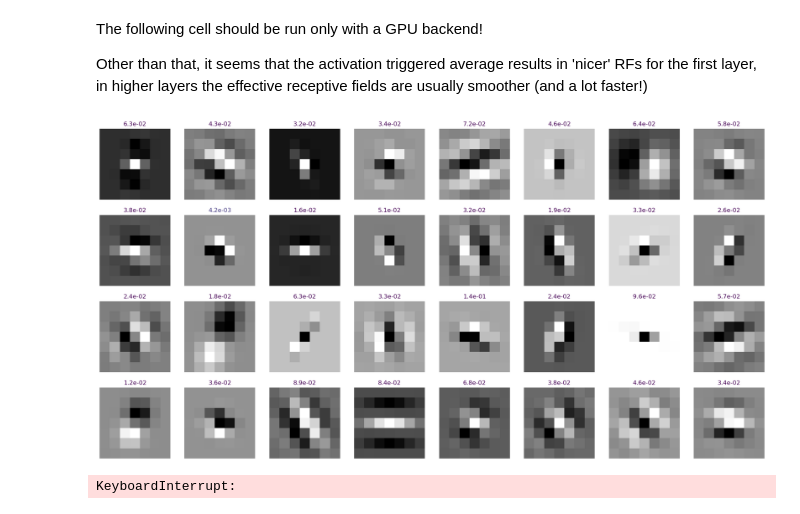
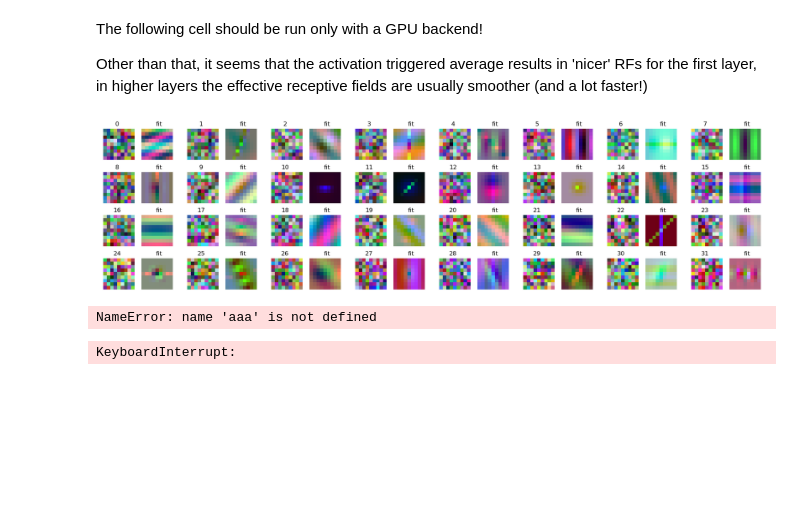
Before and after one commit to fabioseel/receptive-fields, a Jupyter notebook: src/evaluation.ipynb, the cells around one changed output. Saved outputs shown, nothing was run; the diff lists cells and outputs as text; code cells hidden in the pictures; blank space fills up the shorter version.

```diff
--- a/src/evaluation.ipynb
+++ b/src/evaluation.ipynb
@@ -80,7 +81,7 @@ Sequential(
 ## Intermediate Representation
 # %%
 imgs = next(iter(train_loader))
-processed = model[:2](imgs[0].to(device)).cpu().detach()
+processed = model[:5](imgs[0].to(device)).cpu().detach()
 print(processed.shape)
 
 fig, axes = plt.subplots(2, 10, figsize=(20,4))
@@ -97,0 +104,11 @@ torch.Size([10, 32, 123, 163])
+# %%
+%matplotlib inline
+eff_rfs = effective_receptive_field(model[:layer], n_batch=1, fill_value=0.0, device=device) # model[0].weight.detach().cpu()# TODO: High prio: fix bug in rf size estimation! padding? dilation, stride?
+# order = torch.argsort(model[6].weight.sum(axis=(0,2,3)), descending=True).cpu()
+sort = eff_rfs.abs().max(dim=3)[0].max(dim=2)[0].max(dim=1)[0]
+# sort = eff_rfs.abs().sum(axis=(1,2,3))
+order = torch.argsort(sort, descending=True)
+eff_rfs = eff_rfs[order]
+plt.figure(figsize=(5,5))
+multiplot(eff_rfs, color=True, individ_rescale=True, plots_per_row=plots_per_row, max_plots=max_plots)
+plt.show()
@@ -98,9 +122,9 @@ torch.Size([10, 32, 123, 163])
 # %%
-eff_rfs = effective_receptive_field(model[:6], n_batch=1, fill_value=0.5, device=device) # model[0].weight.detach().cpu()# TODO: High prio: fix bug in rf size estimation! padding? dilation, stride?
+eff_rfs = effective_receptive_field(model[:layer], n_batch=1, fill_value=imgs[0][img:img+1], device=device) # model[0].weight.detach().cpu()# TODO: High prio: fix bug in rf size estimation! padding? dilation, stride?
 # order = torch.argsort(model[6].weight.sum(axis=(0,2,3)), descending=True).cpu()
-order = torch.argsort(eff_rfs.abs().sum(axis=(1,2,3)), descending=True)
-# eff_rfs = eff_rfs[order]
+# order = torch.argsort(eff_rfs.abs().sum(axis=(1,2,3)), descending=True)
+eff_rfs = eff_rfs[order]
 plt.figure(figsize=(5,5))
-multiplot(eff_rfs, color=True, individ_rescale=True, plots_per_row=16, max_plots=32)
+multiplot(eff_rfs, color=True, individ_rescale=True, plots_per_row=plots_per_row, max_plots=max_plots)
 # %% [output]
 <Figure size 500x500 with 0 Axes>
@@ -180,17 +399,32 @@ Other than that, it seems that the activation triggered average results in 'nice
 # %%
 cmap = plt.get_cmap('viridis_r')
 # %%
+%matplotlib inline
 num_rows = max(1,len(eff_rfs)//8)
-fig, axes = plt.subplots(num_rows, 8, figsize=(24,num_rows*3))
+fig, axes = plt.subplots(num_rows, 8*2, figsize=(24,num_rows*1.5))
 all_fitted=[]
-for eff_rf, ax in tqdm(zip(eff_rfs, axes.flat)):
-    fitted = fit_gabor_filter(eff_rf.numpy(), wavelength=8, maxiter=1000)
-    all_fitted.append(fitted)
-    ax.imshow(fitted[0], cmap="gray")
-    ax.set_title('{:.1e}'.format(fitted[1]), color=cmap(fitted[1]/0.005))
+for i, ax in tqdm(enumerate(axes.flat)):
+    eff_rf= eff_rfs[i//2].movedim(0,2).numpy()
+    if i%2==1:
+        fitted = np.zeros_like(eff_rf)
+        fitted[...,0] = fit_gabor_filter(eff_rf[...,0], wavelength=8, maxiter=5000)[0]
+        fitted[...,1] = fit_gabor_filter(eff_rf[...,1], wavelength=8, maxiter=5000)[0]
+        fitted[...,2] = fit_gabor_filter(eff_rf[...,2], wavelength=8, maxiter=5000)[0]
+        all_fitted.append(fitted)
+        ax.imshow(rescaleZeroOne(fitted))
+        ax.set_title("fit")
+        ax.axvline(eff_rf.shape[1]+0.1, 0, shape[1], color=(0,0,0,0))
+    else:
+        ax.imshow(rescaleZeroOne(eff_rf))
+        ax.set_title(str(i//2))
+        ax.axvline(-1.1, 0, eff_rf.shape[1], color=(0,0,0,0))
     ax.axis('off')
 # %% [output]
-[figure, old version]
+[figure, new version]
+# %%
+aaa
+# %% [output]
+NameError: name 'aaa' is not defined
 # %%
 eff_rfs = dataset_average(model[:5], train_loader, device=device) # TODO: Also buggy? :D
 
```
Also changed, not shown: parts of 24 cells of this notebook, 2 other files.
